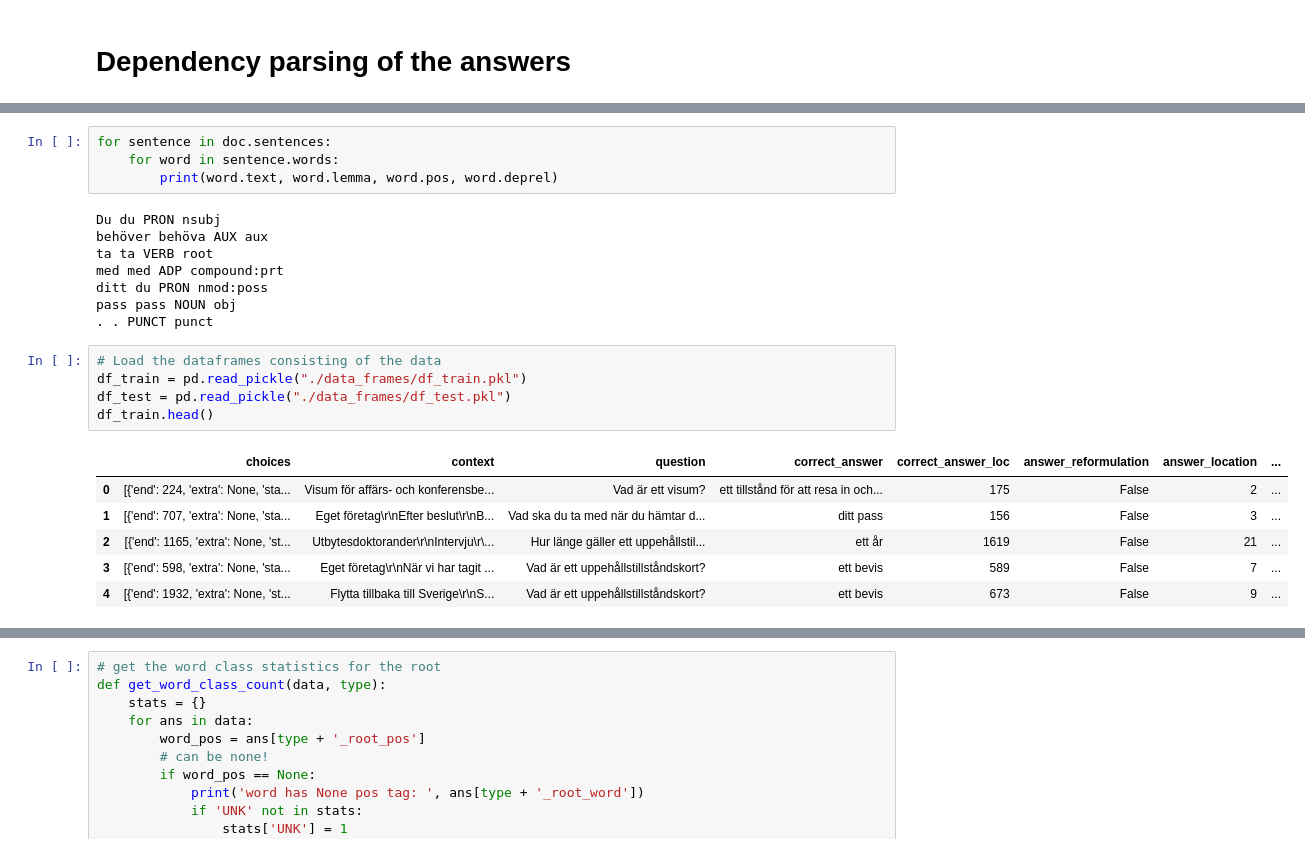
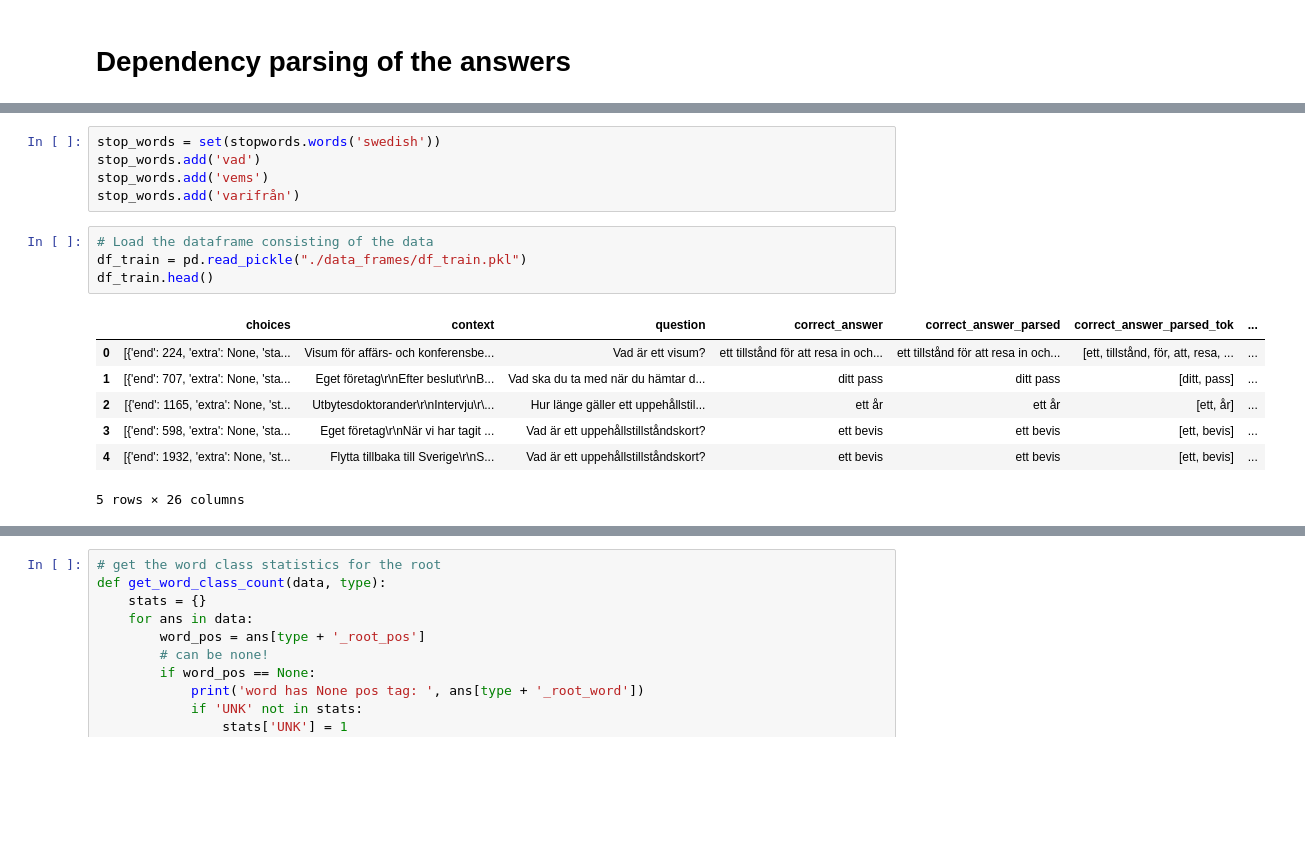
Before and after one commit to filippak/rc-answer-generation, a Jupyter notebook: data-analysis/dependency_parsing.ipynb, the cells around one changed output, grey strips where cells are left out. Cells and saved outputs as stored; diff of their text form; blank space fills up the shorter version.

```diff
--- a/data-analysis/dependency_parsing.ipynb
+++ b/data-analysis/dependency_parsing.ipynb
@@ -37,30 +38,23 @@ id: 4   word: med       head id: 3      head: ta        deprel: compound:prt
 id: 5   word: ditt      head id: 6      head: pass      deprel: nmod:poss
 id: 6   word: pass      head id: 3      head: ta        deprel: obj
 id: 7   word: . head id: 3      head: ta        deprel: punct
-# %%
-for sentence in doc.sentences:
-    for word in sentence.words:
-        print(word.text, word.lemma, word.pos, word.deprel)
-# %% [output]
-Du du PRON nsubj
-behöver behöva AUX aux
-ta ta VERB root
-med med ADP compound:prt
-ditt du PRON nmod:poss
-pass pass NOUN obj
-. . PUNCT punct
+# %%
+stop_words = set(stopwords.words('swedish'))
+stop_words.add('vad')
+stop_words.add('vems')
+stop_words.add('varifrån')
 # %%
-# Load the dataframes consisting of the data
+# Load the dataframe consisting of the data
 df_train = pd.read_pickle("./data_frames/df_train.pkl")
-df_test = pd.read_pickle("./data_frames/df_test.pkl")
 df_train.head()
 # %% [output]
-|  | choices | context | question | correct_answer | correct_answer_loc | answer_reformulation | answer_location | ... |
-| 0 | [{'end': 224, 'extra': None, 'sta... | Visum för affärs- och konferensbe... | Vad är ett visum? | ett tillstånd för att resa in och... | 175 | False | 2 | ... |
-| 1 | [{'end': 707, 'extra': None, 'sta... | Eget företag\r\nEfter beslut\r\nB... | Vad ska du ta med när du hämtar d... | ditt pass | 156 | False | 3 | ... |
-| 2 | [{'end': 1165, 'extra': None, 'st... | Utbytesdoktorander\r\nIntervju\r\... | Hur länge gäller ett uppehållstil... | ett år | 1619 | False | 21 | ... |
-| 3 | [{'end': 598, 'extra': None, 'sta... | Eget företag\r\nNär vi har tagit ... | Vad är ett uppehållstillståndskort? | ett bevis | 589 | False | 7 | ... |
-| 4 | [{'end': 1932, 'extra': None, 'st... | Flytta tillbaka till Sverige\r\nS... | Vad är ett uppehållstillståndskort? | ett bevis | 673 | False | 9 | ... |
+|  | choices | context | question | correct_answer | correct_answer_parsed | correct_answer_parsed_tok | ... |
+| 0 | [{'end': 224, 'extra': None, 'sta... | Visum för affärs- och konferensbe... | Vad är ett visum? | ett tillstånd för att resa in och... | ett tillstånd för att resa in och... | [ett, tillstånd, för, att, resa, ... | ... |
+| 1 | [{'end': 707, 'extra': None, 'sta... | Eget företag\r\nEfter beslut\r\nB... | Vad ska du ta med när du hämtar d... | ditt pass | ditt pass | [ditt, pass] | ... |
+| 2 | [{'end': 1165, 'extra': None, 'st... | Utbytesdoktorander\r\nIntervju\r\... | Hur länge gäller ett uppehållstil... | ett år | ett år | [ett, år] | ... |
+| 3 | [{'end': 598, 'extra': None, 'sta... | Eget företag\r\nNär vi har tagit ... | Vad är ett uppehållstillståndskort? | ett bevis | ett bevis | [ett, bevis] | ... |
+| 4 | [{'end': 1932, 'extra': None, 'st... | Flytta tillbaka till Sverige\r\nS... | Vad är ett uppehållstillståndskort? | ett bevis | ett bevis | [ett, bevis] | ... |
+5 rows × 26 columns
 # %%
 # Find the word type of the root in every answer in the dataset
 def parse_doc(doc):
```
Also changed, not shown: parts of 6 cells of this notebook, 7 other files.
